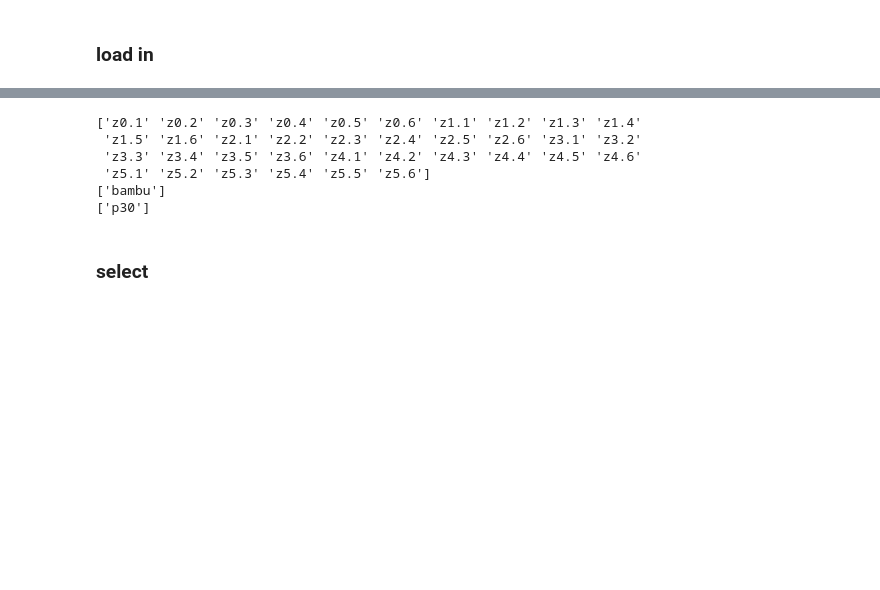
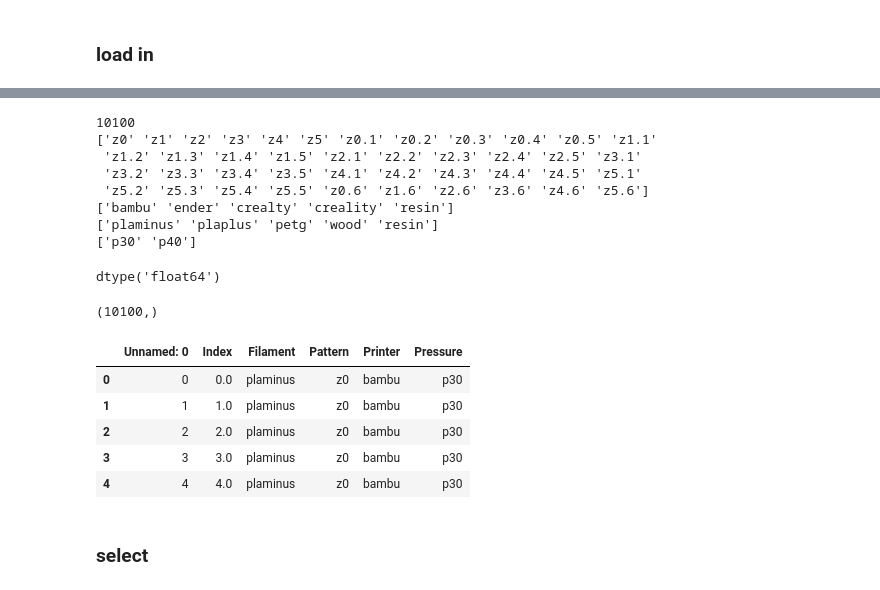
Before and after one commit to shepai/3D-textures, a Jupyter notebook: Experimental/all_the_same.ipynb, the cells around one changed output, grey strips where cells are left out. Saved outputs shown, nothing was run; the diff lists cells and outputs as text; code cells hidden in the pictures; blank space fills up the shorter version.

Commit message:
results

```diff
--- a/Experimental/all_the_same.ipynb
+++ b/Experimental/all_the_same.ipynb
@@ -9,7 +9,7 @@ import os
 # %%
 #download the data
 import kagglehub
-pathA = kagglehub.dataset_download("dextershepherd/repetative-3d-printed-dataset-bambu")
+pathA = kagglehub.dataset_download("dextershepherd/repeatable-3d-dataset-resin")
 print(">>>>>>>>>>",pathA)
 import subprocess
 import shutil
@@ -25,8 +25,8 @@ if os.path.isdir(path):
     print(f"Contents of {path} removed, folder kept.")
 else:
     print(f"{path} is not a directory.")
-result = subprocess.run(["mv", pathA, "/mnt/data0/drs25/data/same/"], capture_output=True, text=True)
-pathA="/mnt/data0/drs25/data/same/"+str(pathA.split("/")[-1])+"/"
+result = subprocess.run(["mv", pathA, "/mnt/data0/drs25/data/resin/"], capture_output=True, text=True)
+pathA="/mnt/data0/drs25/data/resin/"#+str(pathA.split("/")[-1])+"/"
 datapath=pathA
 import os
 files=os.listdir(datapath)
@@ -63,7 +63,7 @@ for i,file in enumerate(files):
 
 dataset.head()
 X=np.array(X).reshape(len(X),1,h,w)
-np.save("/mnt/data0/drs25/data/optical-tactile-dataset-for-textures/3DPrinted_same2",X)
-dataset.to_csv("/its/home/drs25/3D-textures/Experimental/data/meta3DPrinted_same2.csv")
+np.save("/mnt/data0/drs25/data/optical-tactile-dataset-for-textures/resinX",X)
+dataset.to_csv("/its/home/drs25/3D-textures/Experimental/data/metaresin.csv")
 print(X.shape,len(dataset))
 # %% [output]
@@ -90,10 +87,2 @@ PLAminus_z5.6_P30_bambu.npy (50, 480, 640, 3)
 # %% [markdown]
 ### load in
-# %%
-#load in data
-X=np.load("/mnt/data0/drs25/data/optical-tactile-dataset-for-textures/3DPrinted_same2.npy")
-dataset=pd.read_csv("/its/home/drs25/3D-textures/Experimental/data/meta3DPrinted_same2.csv")
-print("Dataset size:",X.shape)
-print(len(dataset['Filament'].unique()),len(dataset['Printer'].unique()))
-dataset = dataset.applymap(lambda s: s.lower() if isinstance(s, str) else s)
-dataset.head()
@@ -109,15 +176,39 @@ Dataset size: (1800, 1, 192, 256)
 # %%
-print()
+print(len(dataset))
 print(dataset['Pattern'].unique())
 print(dataset['Printer'].unique())
+print(dataset['Filament'].unique())
 print(dataset['Pressure'].unique())
 # %% [output]
-['z0.1' 'z0.2' 'z0.3' 'z0.4' 'z0.5' 'z0.6' 'z1.1' 'z1.2' 'z1.3' 'z1.4'
- 'z1.5' 'z1.6' 'z2.1' 'z2.2' 'z2.3' 'z2.4' 'z2.5' 'z2.6' 'z3.1' 'z3.2'
- 'z3.3' 'z3.4' 'z3.5' 'z3.6' 'z4.1' 'z4.2' 'z4.3' 'z4.4' 'z4.5' 'z4.6'
- 'z5.1' 'z5.2' 'z5.3' 'z5.4' 'z5.5' 'z5.6']
-['bambu']
-['p30']
+10100
+['z0' 'z1' 'z2' 'z3' 'z4' 'z5' 'z0.1' 'z0.2' 'z0.3' 'z0.4' 'z0.5' 'z1.1'
+ 'z1.2' 'z1.3' 'z1.4' 'z1.5' 'z2.1' 'z2.2' 'z2.3' 'z2.4' 'z2.5' 'z3.1'
+ 'z3.2' 'z3.3' 'z3.4' 'z3.5' 'z4.1' 'z4.2' 'z4.3' 'z4.4' 'z4.5' 'z5.1'
+ 'z5.2' 'z5.3' 'z5.4' 'z5.5' 'z0.6' 'z1.6' 'z2.6' 'z3.6' 'z4.6' 'z5.6']
+['bambu' 'ender' 'crealty' 'creality' 'resin']
+['plaminus' 'plaplus' 'petg' 'wood' 'resin']
+['p30' 'p40']
+# %%
+dataset['Index'].dtype
+# %% [output]
+dtype('float64')
+# %%
+
+print(np.average(X,axis=(1,2,3)).shape)
+ind=np.where(np.average(X,axis=(1,2,3))>100)
+X=X[ind]
+values_to_remove=np.where(np.average(X,axis=(1,2,3))<100)
+values_to_remove=np.array(values_to_remove).astype(np.float64)[0]
+dataset = dataset[~dataset['Index'].isin(values_to_remove)]
+dataset.head()
+# %% [output]
+(10100,)
+|  | Unnamed: 0 | Index | Filament | Pattern | Printer | Pressure |
+| 0 | 0 | 0.0 | plaminus | z0 | bambu | p30 |
+| 1 | 1 | 1.0 | plaminus | z0 | bambu | p30 |
+| 2 | 2 | 2.0 | plaminus | z0 | bambu | p30 |
+| 3 | 3 | 3.0 | plaminus | z0 | bambu | p30 |
+| 4 | 4 | 4.0 | plaminus | z0 | bambu | p30 |
 # %% [markdown]
 ### select
 # %%
```
Also changed, not shown: parts of 12 cells of this notebook.
